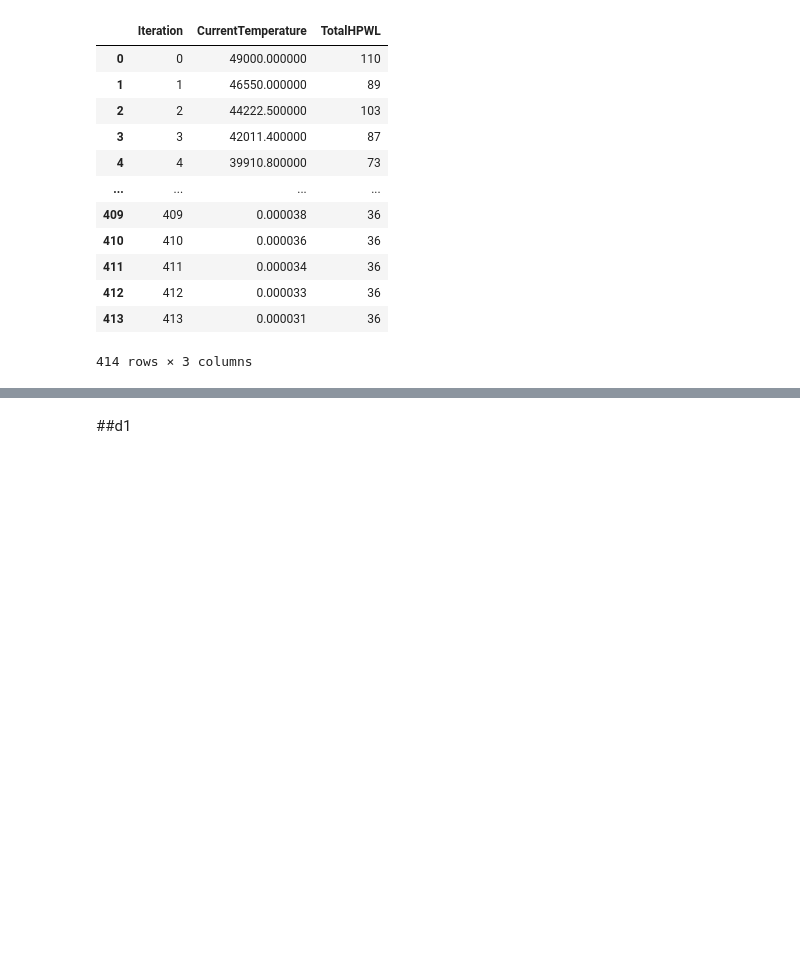
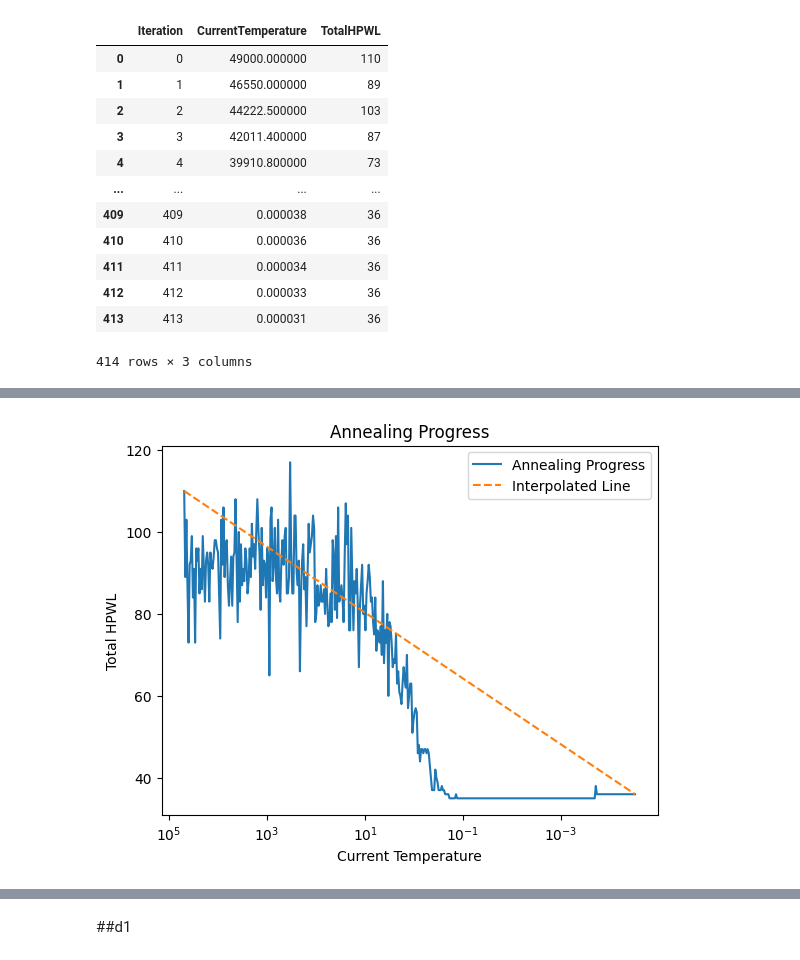
Before and after one commit to muhammadahmedelmahdy/DD2_Project, a Jupyter notebook: DD2_Graphs.ipynb, the cells around one changed output, grey strips where cells are left out. Cells and saved outputs as stored; diff of their text form; code cells hidden in the pictures; blank space fills up the shorter version.

Commit message:
Added log scaled graphs for better readability

```diff
--- a/DD2_Graphs.ipynb
+++ b/DD2_Graphs.ipynb
@@ -42,6 +42,26 @@ fig.update_layout(
 fig.update_xaxes(autorange="reversed")
 # %% [output]
 [interactive output not drawn]
+# %%
+import matplotlib.pyplot as plt
+import numpy as np
+import pandas as pd
+
+
+plt.plot(d0_df['CurrentTemperature'], d0_df['TotalHPWL'], label='Annealing Progress')
+
+interpolated_line = np.linspace(d0_df['TotalHPWL'].iloc[0], d0_df['TotalHPWL'].iloc[-1], len(d0_df))
+plt.plot(d0_df['CurrentTemperature'], interpolated_line, label='Interpolated Line', linestyle='--')
+
+plt.title('Annealing Progress')
+plt.xlabel('Current Temperature')
+plt.ylabel('Total HPWL')
+plt.legend()
+plt.gca().invert_xaxis()
+plt.xscale('log')
+plt.show()
+# %% [output]
+[figure, added]
 # %%
 fig.show()
 # %% [output]
```
Also changed, not shown: parts of 6 cells of this notebook.
